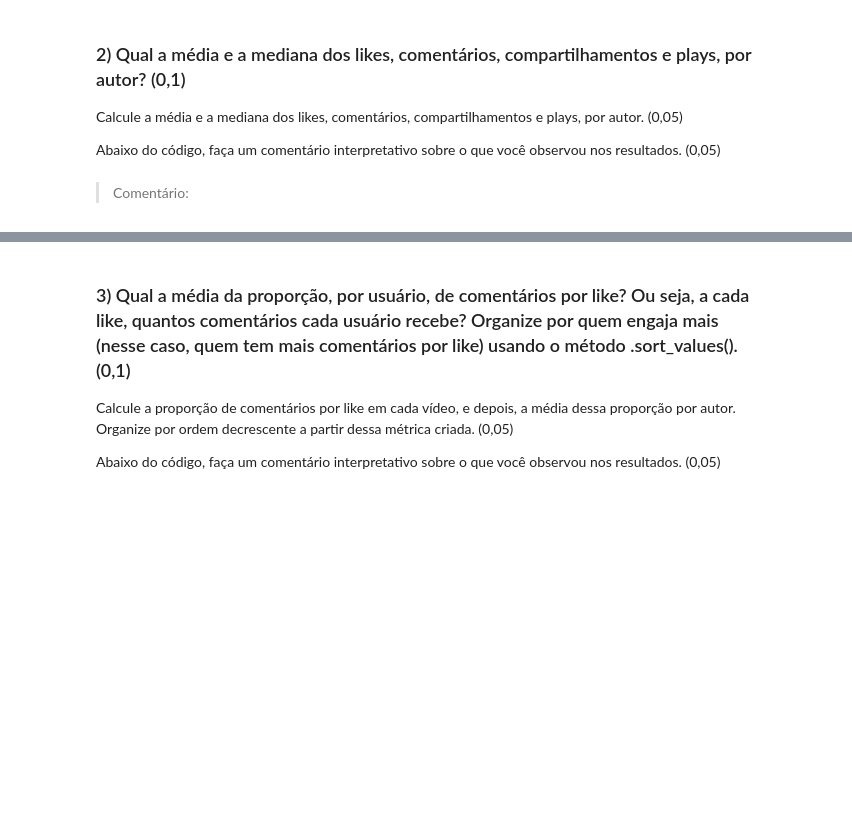
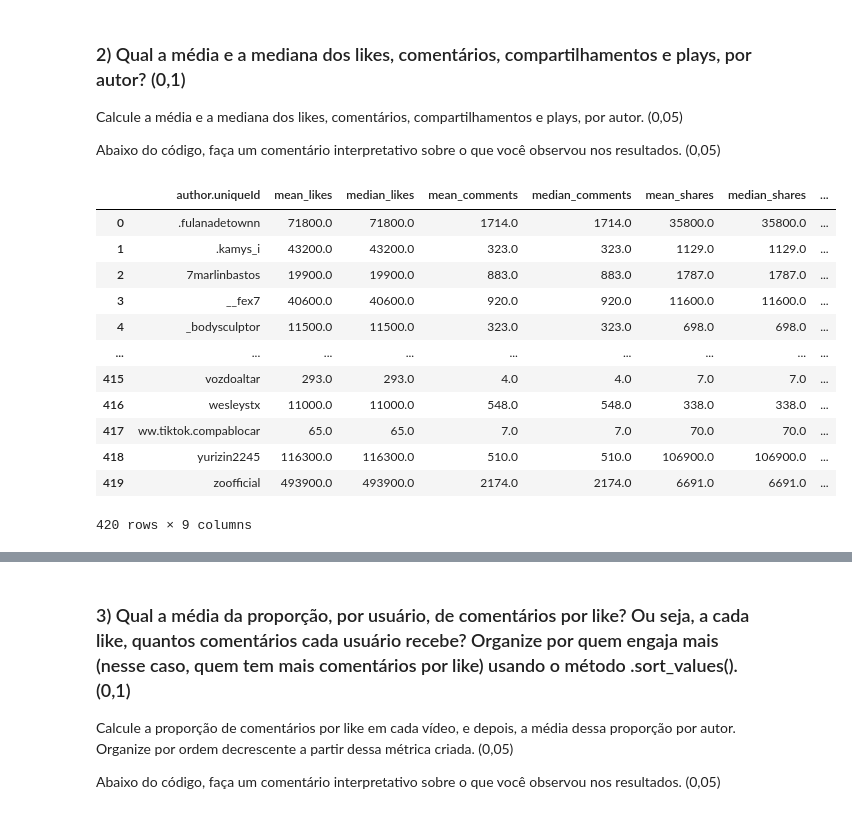
Before and after one commit to GuOliv2306/ExtracaoAnalise_FGVComunicacao, a Jupyter notebook: projeto2/projeto2.ipynb, the cells around one changed output, grey strips where cells are left out. Saved outputs shown, nothing was run; the diff lists cells and outputs as text; code cells hidden in the pictures; blank space fills up the shorter version.

```diff
--- a/projeto2/projeto2.ipynb
+++ b/projeto2/projeto2.ipynb
@@ -111,2 +109,27 @@ df_limpo= df['author.nickname','authorStats.heartCount','stats.commentCount']
-# %% [markdown]
-> Comentário:
+# %%
+# Calculate mean and median of likes, comments, shares, and plays by author
+df = df.groupby('author.uniqueId').agg(
+    mean_likes=('stats.diggCount', 'mean'),
+    median_likes=('stats.diggCount', 'median'),
+    mean_comments=('stats.commentCount', 'mean'),
+    median_comments=('stats.commentCount', 'median'),
+    mean_shares=('stats.shareCount', 'mean'),
+    median_shares=('stats.shareCount', 'median'),
+    mean_plays=('stats.playCount', 'mean'),
+    median_plays=('stats.playCount', 'median')
+).reset_index()
+df
+# %% [output]
+|  | author.uniqueId | mean_likes | median_likes | mean_comments | median_comments | mean_shares | median_shares | ... |
+| 0 | .fulanadetownn | 71800.0 | 71800.0 | 1714.0 | 1714.0 | 35800.0 | 35800.0 | ... |
+| 1 | .kamys_i | 43200.0 | 43200.0 | 323.0 | 323.0 | 1129.0 | 1129.0 | ... |
+| 2 | 7marlinbastos | 19900.0 | 19900.0 | 883.0 | 883.0 | 1787.0 | 1787.0 | ... |
+| 3 | __fex7 | 40600.0 | 40600.0 | 920.0 | 920.0 | 11600.0 | 11600.0 | ... |
+| 4 | _bodysculptor | 11500.0 | 11500.0 | 323.0 | 323.0 | 698.0 | 698.0 | ... |
+| ... | ... | ... | ... | ... | ... | ... | ... | ... |
+| 415 | vozdoaltar | 293.0 | 293.0 | 4.0 | 4.0 | 7.0 | 7.0 | ... |
+| 416 | wesleystx | 11000.0 | 11000.0 | 548.0 | 548.0 | 338.0 | 338.0 | ... |
+| 417 | ww.tiktok.compablocar | 65.0 | 65.0 | 7.0 | 7.0 | 70.0 | 70.0 | ... |
+| 418 | yurizin2245 | 116300.0 | 116300.0 | 510.0 | 510.0 | 106900.0 | 106900.0 | ... |
+| 419 | zoofficial | 493900.0 | 493900.0 | 2174.0 | 2174.0 | 6691.0 | 6691.0 | ... |
+420 rows × 9 columns
```
Also changed, not shown: parts of 18 cells of this notebook, 1 other file.
